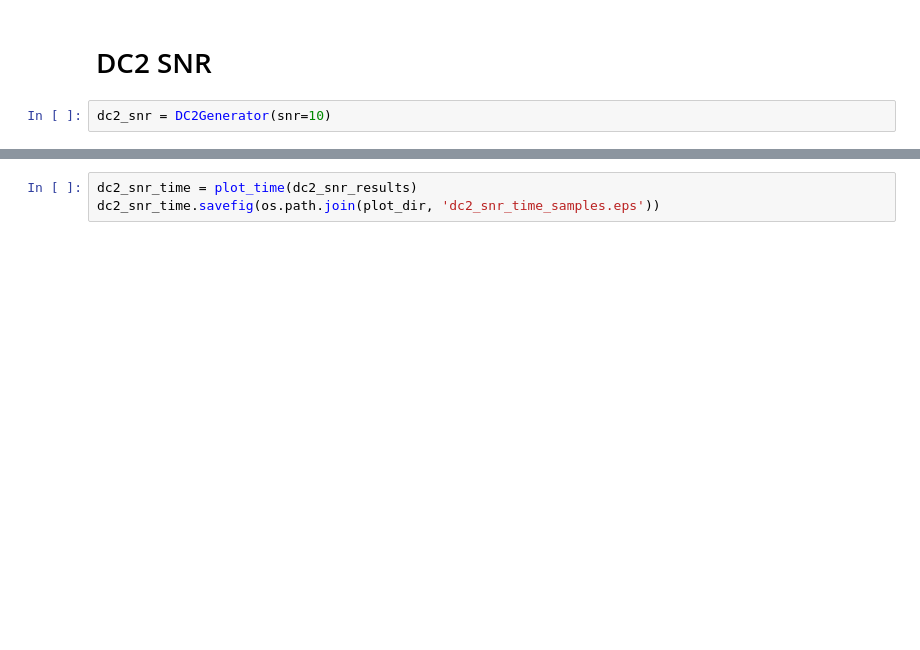
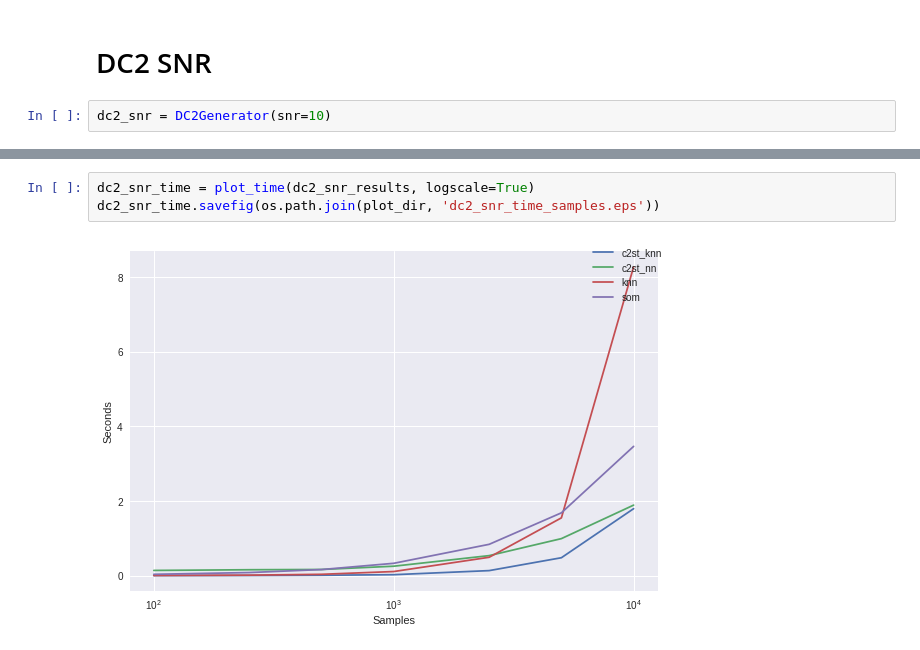
Before and after one commit to ayllon/SOMA, a Jupyter notebook: notebooks/sample_size/dc2.ipynb, the cells around one changed output, grey strips where cells are left out. Cells and saved outputs as stored; diff of their text form; blank space fills up the shorter version.

```diff
--- a/notebooks/sample_size/dc2.ipynb
+++ b/notebooks/sample_size/dc2.ipynb
@@ -60,3 +64,5 @@ dc2_snr_fig.savefig(os.path.join(plot_dir, 'dc2_snr_power_samples.eps'))
 # %%
-dc2_snr_time = plot_time(dc2_snr_results)
+dc2_snr_time = plot_time(dc2_snr_results, logscale=True)
 dc2_snr_time.savefig(os.path.join(plot_dir, 'dc2_snr_time_samples.eps'))
+# %% [output]
+[figure, added]
```
Also changed, not shown: parts of 10 cells of this notebook, 6 other files.
